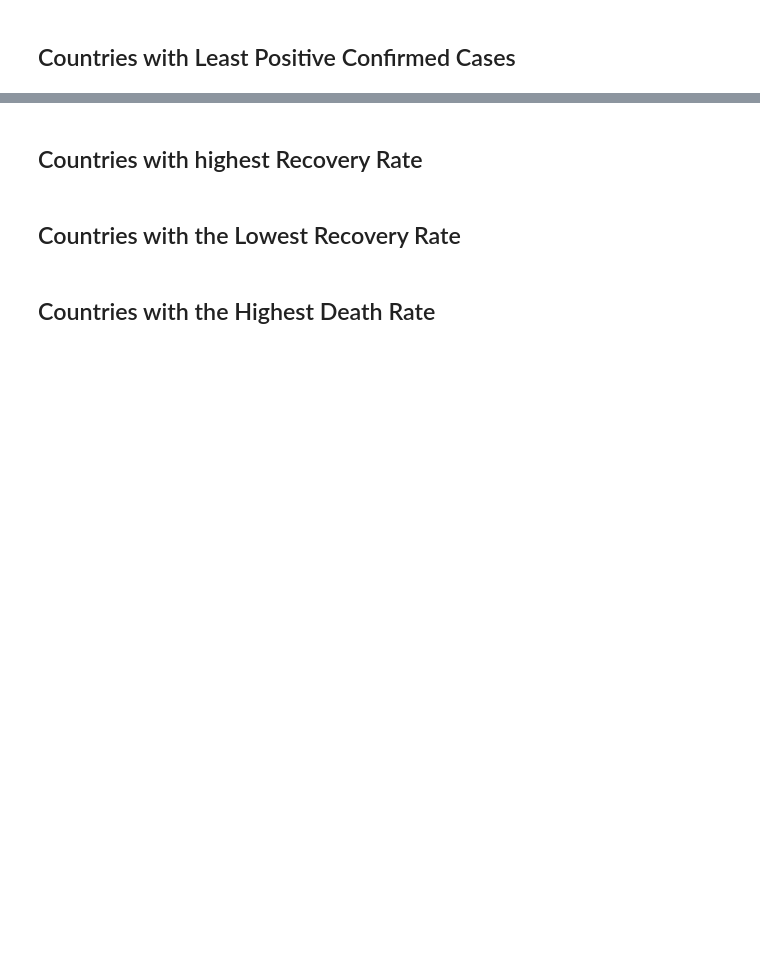
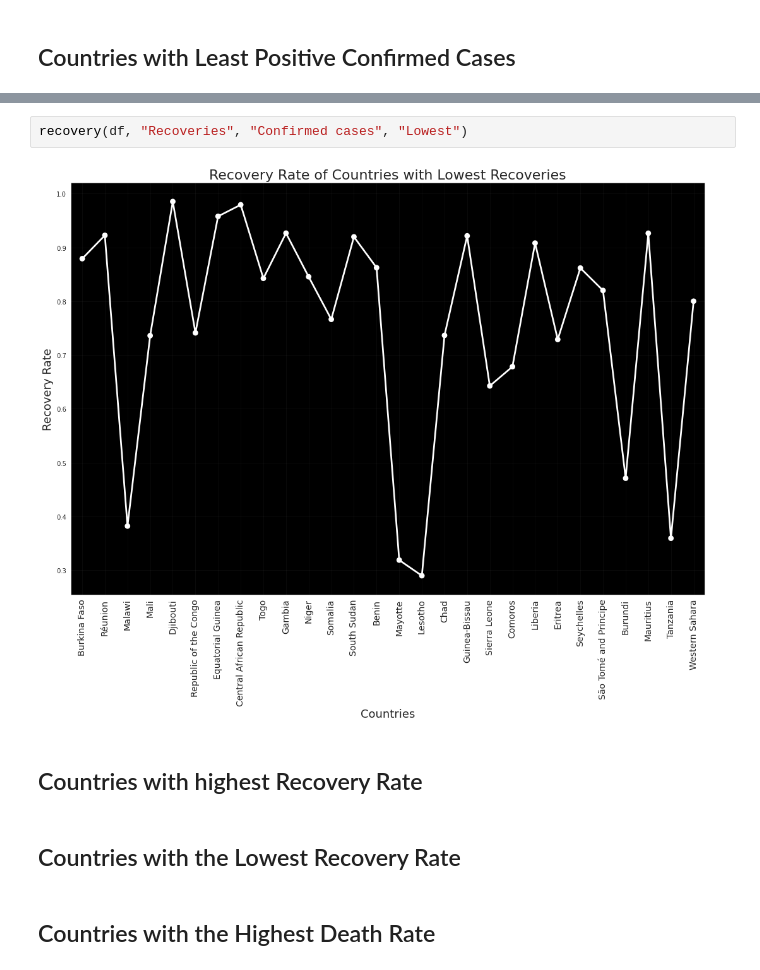
Before and after one commit to antonygatua/Web_Data, a Jupyter notebook: wikipedia_covid/analysis.ipynb, the cells around one changed output, grey strips where cells are left out. Cells and saved outputs as stored; diff of their text form; blank space fills up the shorter version.

```diff
--- a/wikipedia_covid/analysis.ipynb
+++ b/wikipedia_covid/analysis.ipynb
@@ -134,3 +221,7 @@ Text(0, 0.5, 'Confirmed Cases')
+# %%
+recovery(df, "Recoveries", "Confirmed cases", "Lowest")
+# %% [output]
+[figure, added]
 # %% [markdown]
 ## Countries with highest Recovery Rate
 # %% [markdown]
```
Also changed, not shown: parts of 11 cells of this notebook.
